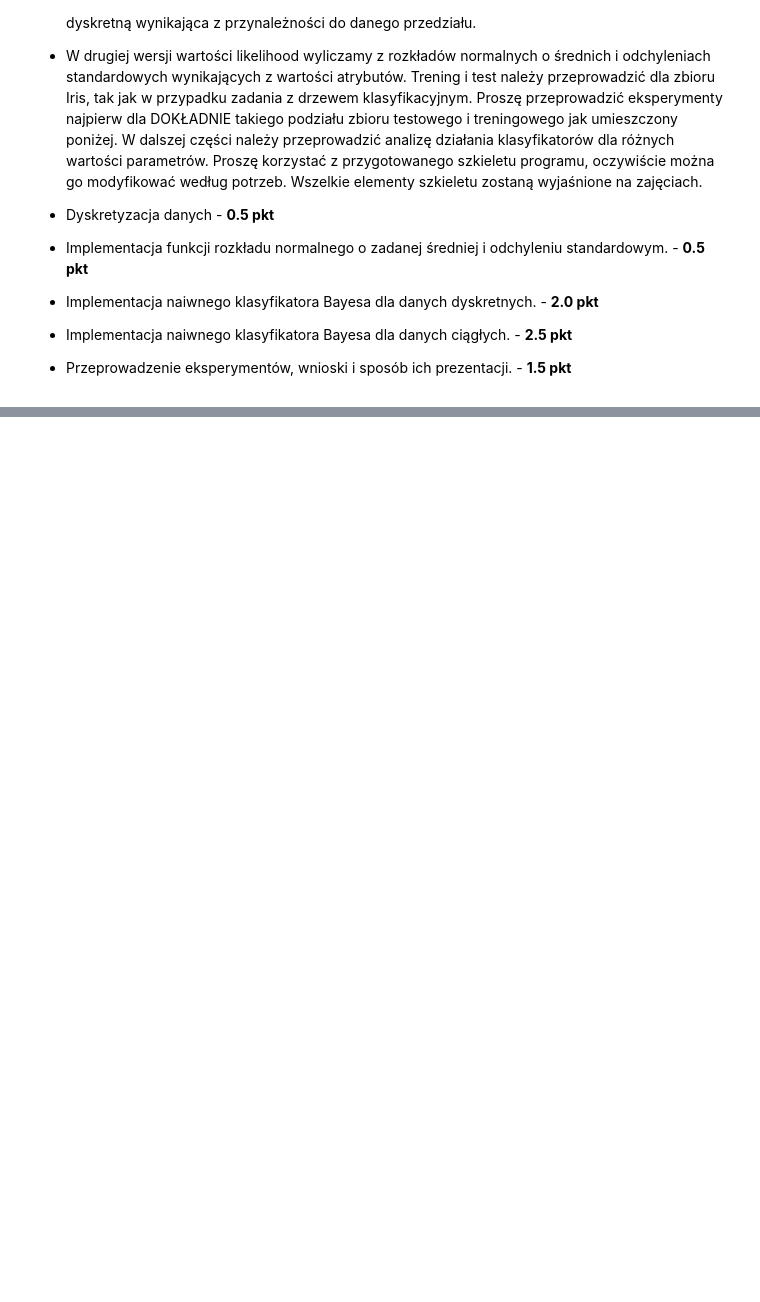
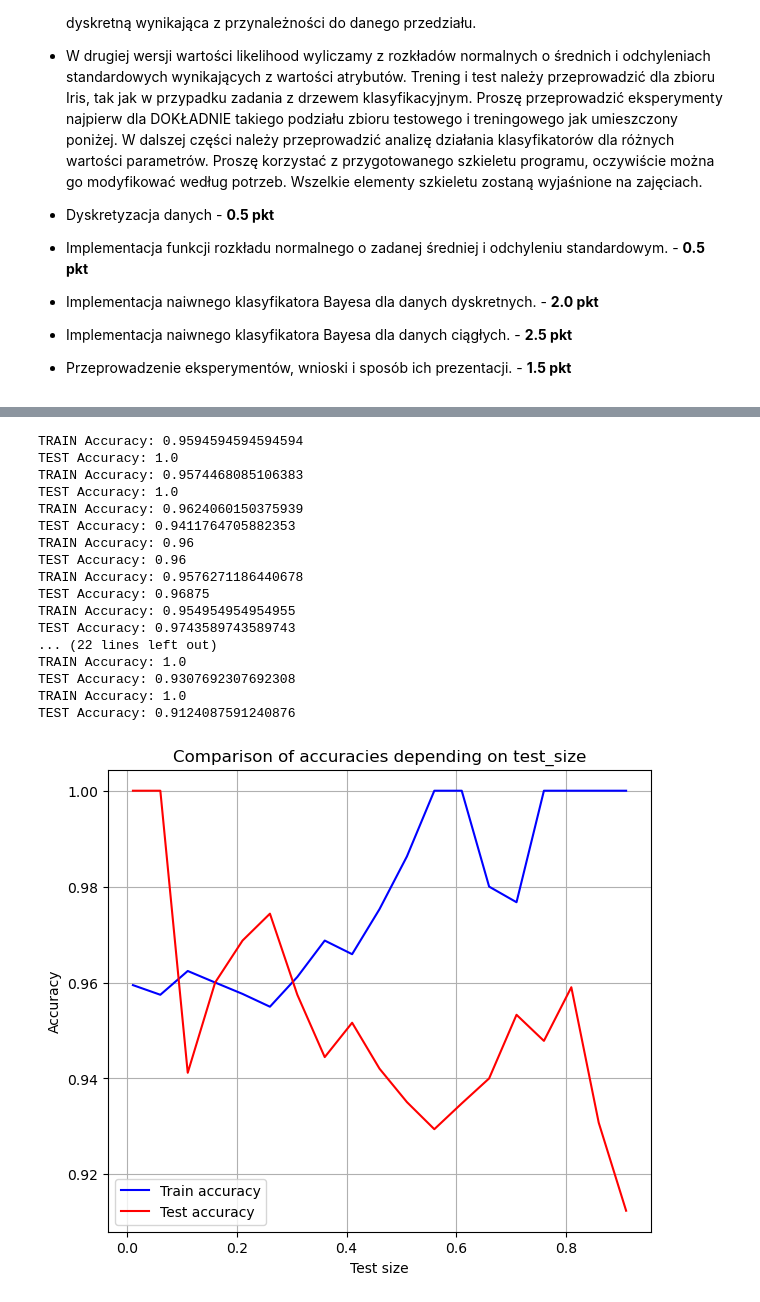
Before and after one commit to szczygiell/Machine_Learning_basics, a Jupyter notebook: Zadanie_7.ipynb, the cells around one changed output, grey strips where cells are left out. Cells and saved outputs as stored; diff of their text form; code cells hidden in the pictures; blank space fills up the shorter version.

```diff
--- a/Zadanie_7.ipynb
+++ b/Zadanie_7.ipynb
@@ -113,0 +200,48 @@ class GaussianNaiveBayes:
+# %%
+iris = load_iris()
+
+x = iris.data
+y = iris.target
+train_accuracy = []
+test_accuracy = []
+test_sizes = []
+i=0.01
+while i < 0.95:
+    x_train, x_test, y_train, y_test = train_test_split(x, y, test_size=i, random_state=13)
+    a_train, a_test = naive_gaussian_bayes_handler(x_train, x_test, y_train, y_test, 0)
+    train_accuracy.append(a_train)
+    test_accuracy.append(a_test)
+    test_sizes.append(i)
+    i += 0.05
+
+plt.figure(figsize=(7, 6))
+plt.plot(test_sizes, train_accuracy, color='blue', label='Train accuracy')
+
+plt.xlabel('Test size')
+plt.ylabel('Accuracy')
+plt.title('Comparison of accuracies depending on test_size')
+
+plt.plot(test_sizes, test_accuracy, color='red', label='Test accuracy')
+
+plt.legend()
+plt.grid(True)
+plt.show()
+# %% [output]
+TRAIN Accuracy: 0.9594594594594594
+TEST Accuracy: 1.0
+TRAIN Accuracy: 0.9574468085106383
+TEST Accuracy: 1.0
+TRAIN Accuracy: 0.9624060150375939
+TEST Accuracy: 0.9411764705882353
+TRAIN Accuracy: 0.96
+TEST Accuracy: 0.96
+TRAIN Accuracy: 0.9576271186440678
+TEST Accuracy: 0.96875
+TRAIN Accuracy: 0.954954954954955
+TEST Accuracy: 0.9743589743589743
+... (22 lines left out)
+TRAIN Accuracy: 1.0
+TEST Accuracy: 0.9307692307692308
+TRAIN Accuracy: 1.0
+TEST Accuracy: 0.9124087591240876
+[figure, added]
```
Also changed, not shown: parts of 8 cells of this notebook.
